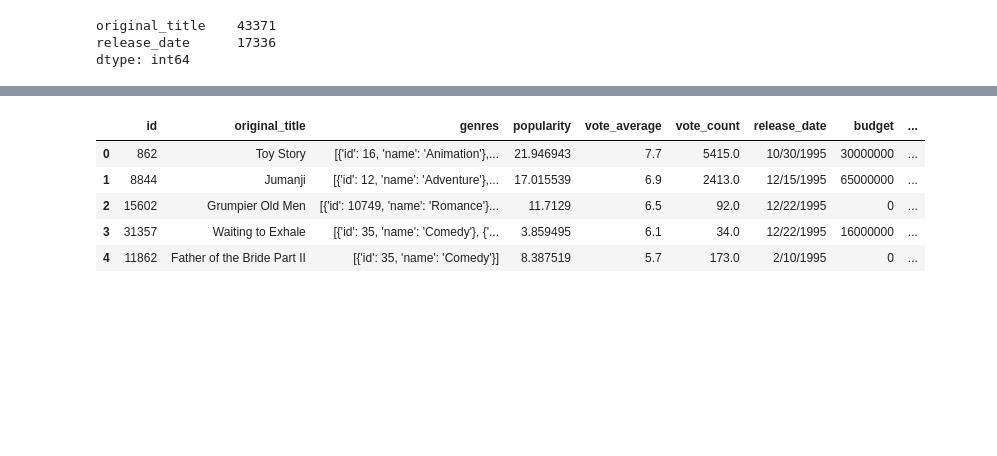
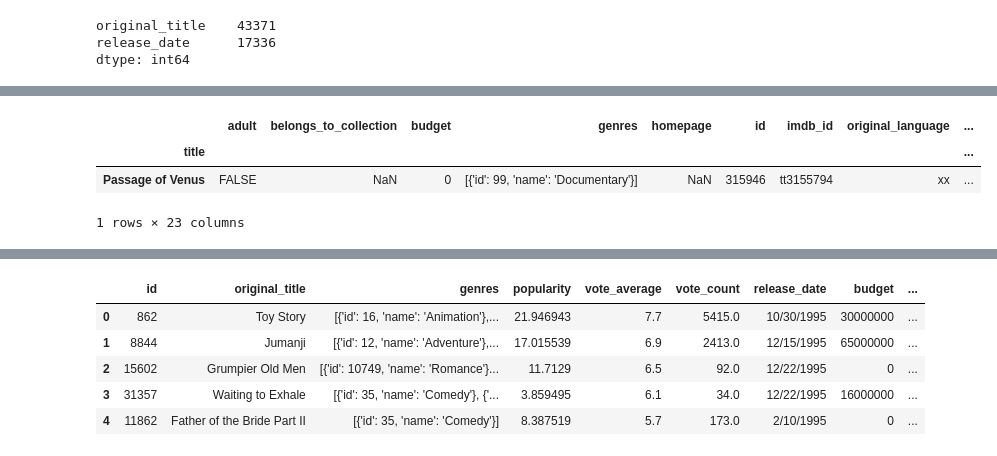
Before and after one commit to sathwikkes/Movie-Recommender-System, a Jupyter notebook: moviedataproject.ipynb, the cells around one changed output, grey strips where cells are left out. Drawn from its saved outputs; the diff is of its cells as text; code cells hidden in the pictures; blank space fills up the shorter version.

```diff
--- a/moviedataproject.ipynb
+++ b/moviedataproject.ipynb
@@ -201,0 +208,7 @@ dtype: int64
+# %%
+movies[movies['release_date'] == oldest_movie_bydate]
+# %% [output]
+|  | adult | belongs_to_collection | budget | genres | homepage | id | imdb_id | original_language | ... |
+| title |  |  |  |  |  |  |  |  | ... |
+| Passage of Venus | FALSE | NaN | 0 | [{'id': 99, 'name': 'Documentary'}] | NaN | 315946 | tt3155794 | xx | ... |
+1 rows × 23 columns
```
Also changed, not shown: parts of 14 cells of this notebook.
